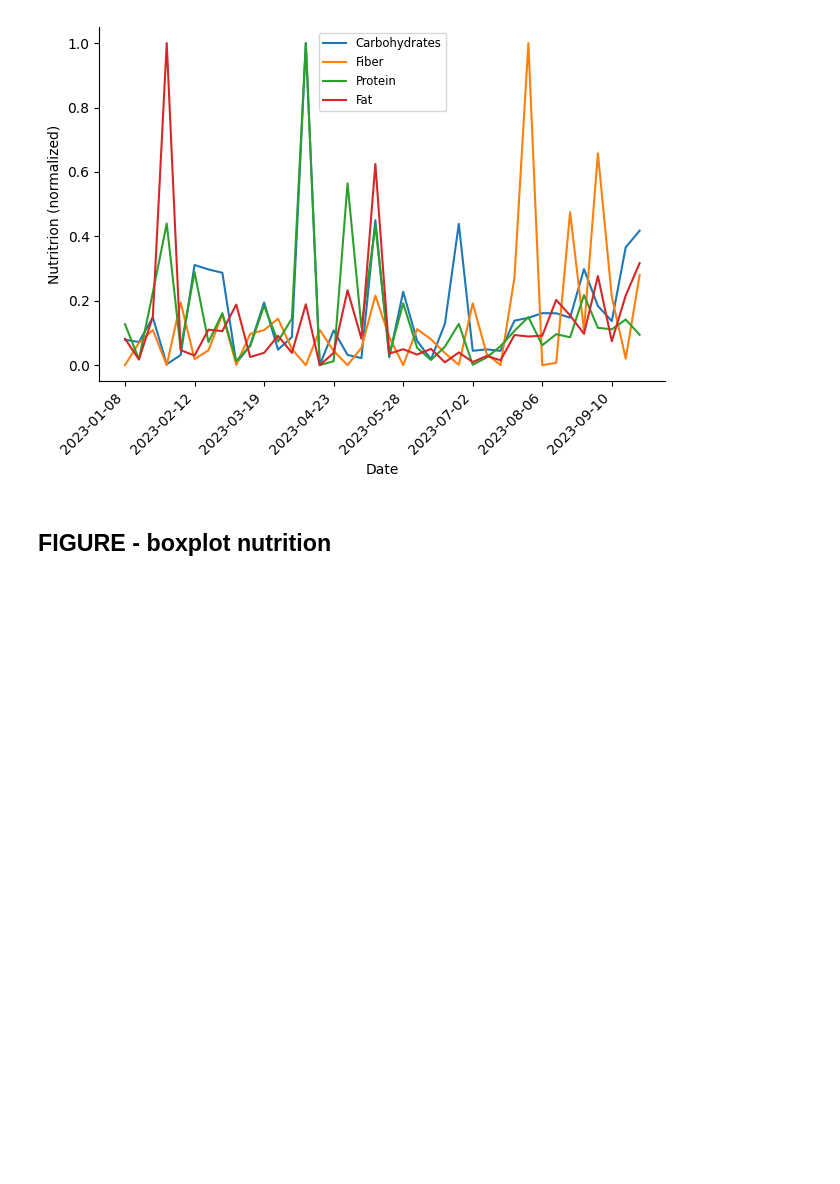
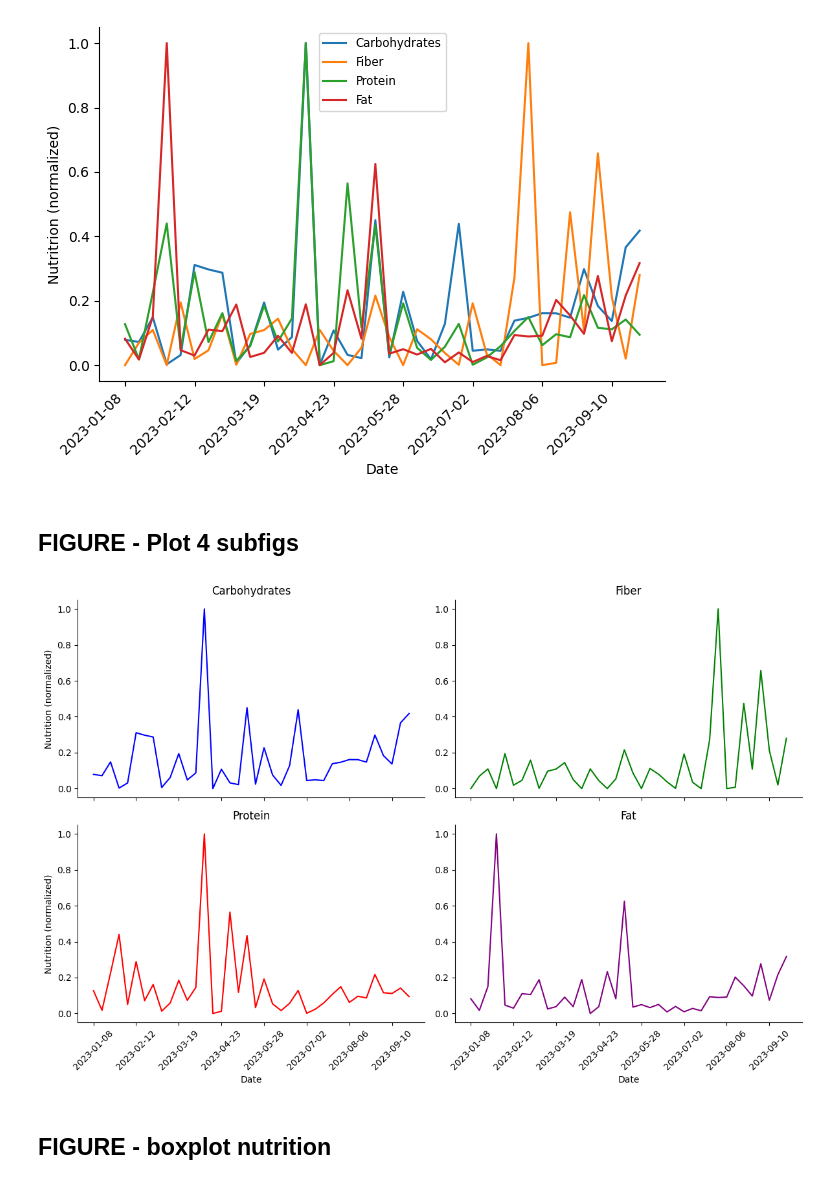
Before and after one commit to avetroque/nutrimatch, a Jupyter notebook: src/EDA.ipynb, the cells around one changed output. Drawn from its saved outputs; the diff is of its cells as text; code cells hidden in the pictures; blank space fills up the shorter version.

Commit message:
added 4subfigs

```diff
--- a/src/EDA.ipynb
+++ b/src/EDA.ipynb
@@ -389,6 +405,58 @@ filepath= 'C:\\Users\\shahr\\code\\FYP2023\\nutrimatch\\Figure\\timeseries_nutri
 plt.savefig(filepath,dpi=300)
 # %% [output]
 [figure]
+# %% [markdown]
+## FIGURE - Plot 4 subfigs
+# %%
+import matplotlib.pyplot as plt
+from sklearn.preprocessing import MinMaxScaler
+
+# Copy the DataFrame and apply scaling
+df3 = df2.copy()
+scaler = MinMaxScaler()
+df3[['Carbohydrates', 'Fiber', 'Protein', 'Fat']] = scaler.fit_transform(df3[['Carbohydrates', 'Fiber', 'Protein', 'Fat']])
+
+# Create a 2x2 grid of subplots
+fig, axes = plt.subplots(2, 2, figsize=(12, 8), sharex=True)
+
+# Plot each series in its own subplot
+df3.set_index('Date')['Carbohydrates'].plot(ax=axes[0, 0], color='blue')
+axes[0, 0].set_title('Carbohydrates')
+axes[0, 0].spines['top'].set_visible(False)
+axes[0, 0].spines['right'].set_visible(False)
+axes[0, 0].set_ylabel('Nutrition (normalized)')
+
+df3.set_index('Date')['Fiber'].plot(ax=axes[0, 1], color='green')
+axes[0, 1].set_title('Fiber')
+axes[0, 1].spines['top'].set_visible(False)
+axes[0, 1].spines['right'].set_visible(False)
+
+df3.set_index('Date')['Protein'].plot(ax=axes[1, 0], color='red')
+axes[1, 0].set_title('Protein')
+axes[1, 0].spines['top'].set_visible(False)
+axes[1, 0].spines['right'].set_visible(False)
+axes[1, 0].set_xlabel('Date')
+axes[1, 0].set_ylabel('Nutrition (normalized)')
+
+df3.set_index('Date')['Fat'].plot(ax=axes[1, 1], color='purple')
+axes[1, 1].set_title('Fat')
+axes[1, 1].spines['top'].set_visible(False)
+axes[1, 1].spines['right'].set_visible(False)
+axes[1, 1].set_xlabel('Date')
+
+# Adjust layout and format the x-axis
+for ax in axes.flatten():
+    ax.tick_params(axis='x', rotation=45)
+
+plt.tight_layout()
+
+# Save the figure if needed
+filepath = 'C:\\Users\\shahr\\code\\FYP2023\\nutrimatch\\Figure\\timeseries_nutrition2.png'
+plt.savefig(filepath, dpi=300)
+
+plt.show()
+# %% [output]
+[figure, added]
 # %% [markdown]
 ## FIGURE - boxplot nutrition
 # %%
```
Also changed, not shown: parts of 6 cells of this notebook, 1 other file.
